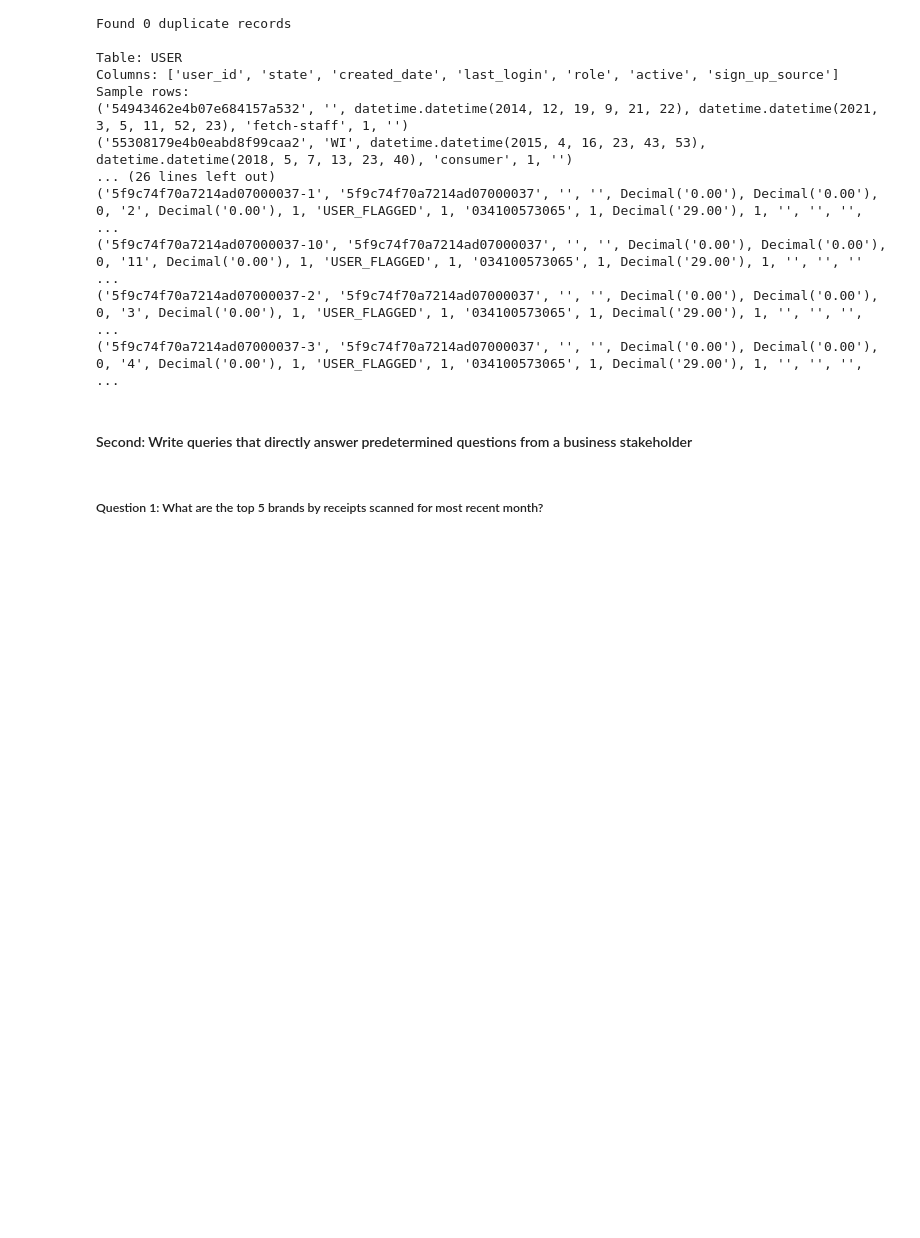
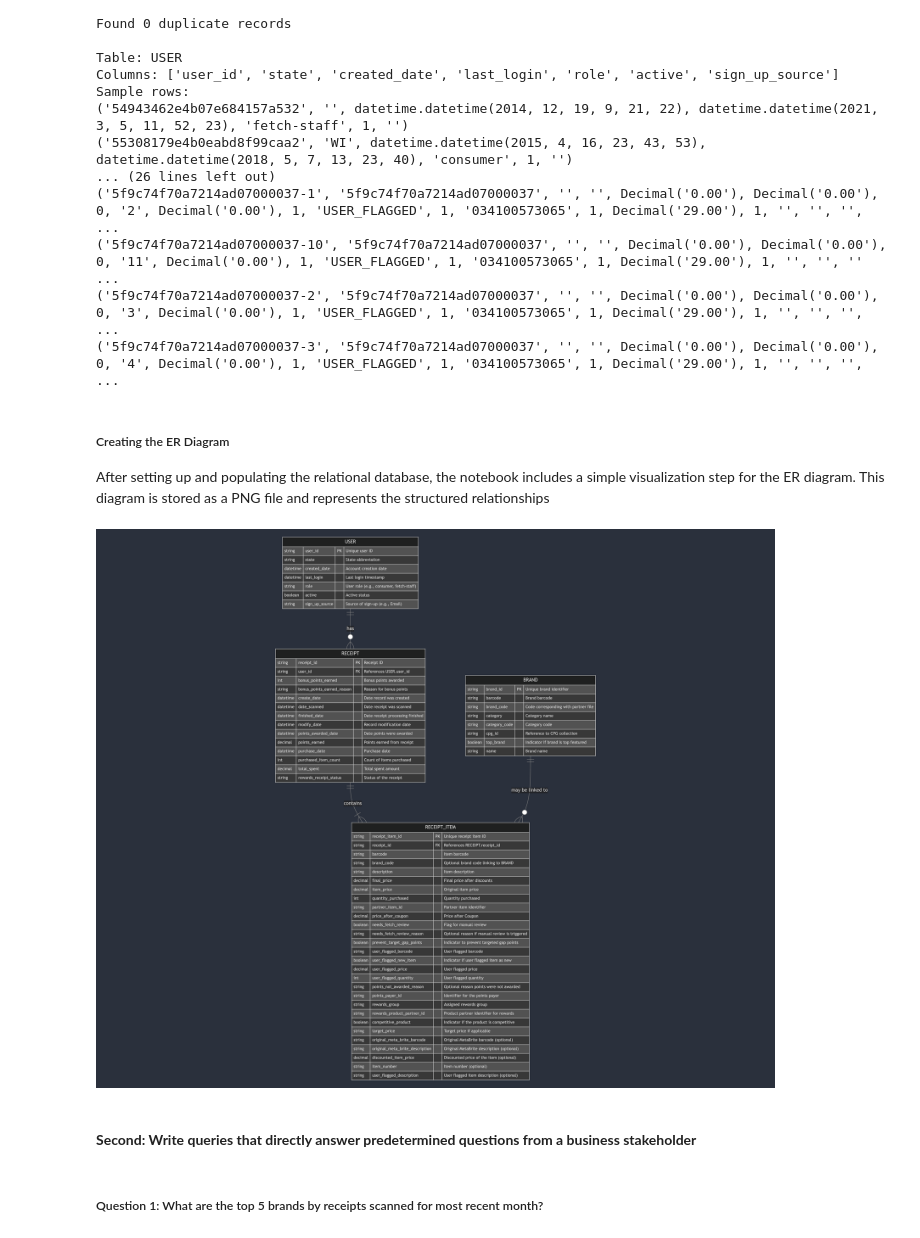
Before and after one commit to yl8305/Fetch-Exercise, a Jupyter notebook: fetch_query.ipynb, the cells around one changed output. Saved outputs shown, nothing was run; the diff lists cells and outputs as text; code cells hidden in the pictures; blank space fills up the shorter version.

Commit message:
Save Notebook

```diff
--- a/fetch_query.ipynb
+++ b/fetch_query.ipynb
@@ -343,8 +367,17 @@ conn = mysql.connector.connect(
 )
 
 cursor = conn.cursor()
+# %% [markdown]
+##### Creating the ER Diagram
+After setting up and populating the relational database, the notebook includes a simple visualization step for the ER diagram. This diagram is stored as a PNG file and represents the structured relationships
+# %%
+# show ERD diagram here, file name: mermaid-diagram-2025-02-12-145928.png
+from IPython.display import Image
+Image(filename='mermaid-diagram-2025-02-12-145928.png')
+# %% [output]
+[figure, added]
 # %% [markdown]
-#### Second: Write queries that directly answer predetermined questions from a business stakeholder
+#### **Second: Write queries that directly answer predetermined questions from a business stakeholder**
 # %% [markdown]
 ##### Question 1: What are the top 5 brands by receipts scanned for most recent month?
 # %%
```
Also changed, not shown: parts of 6 cells of this notebook.
